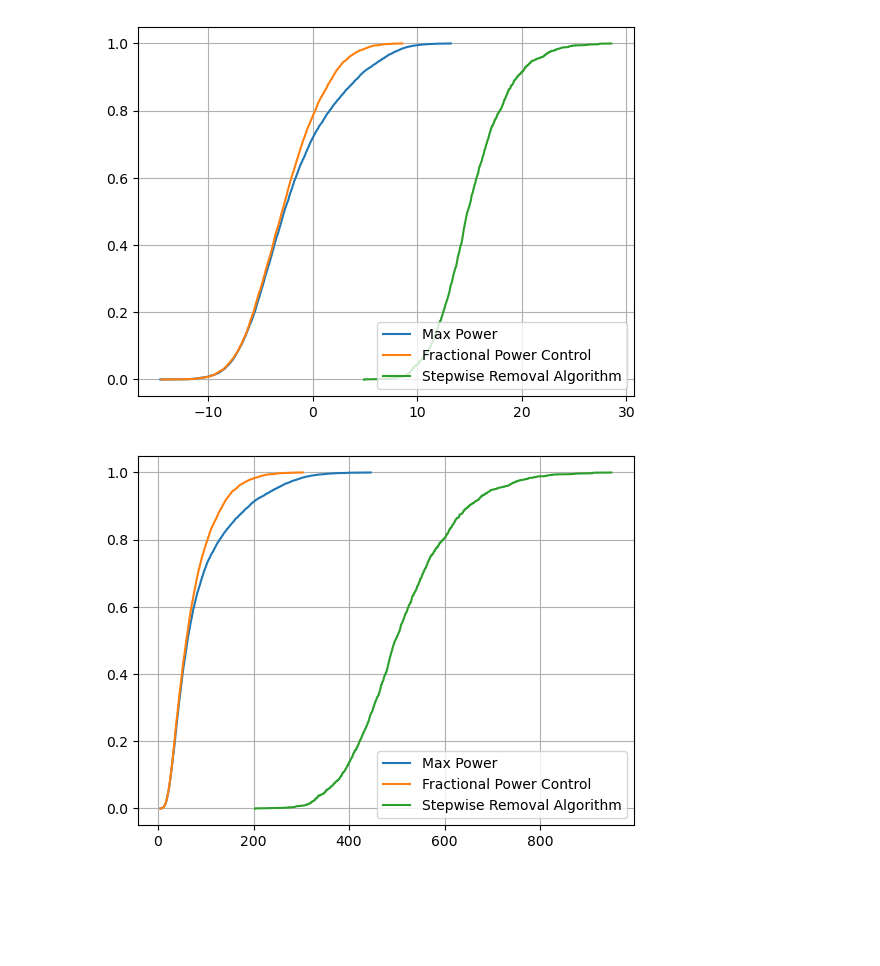
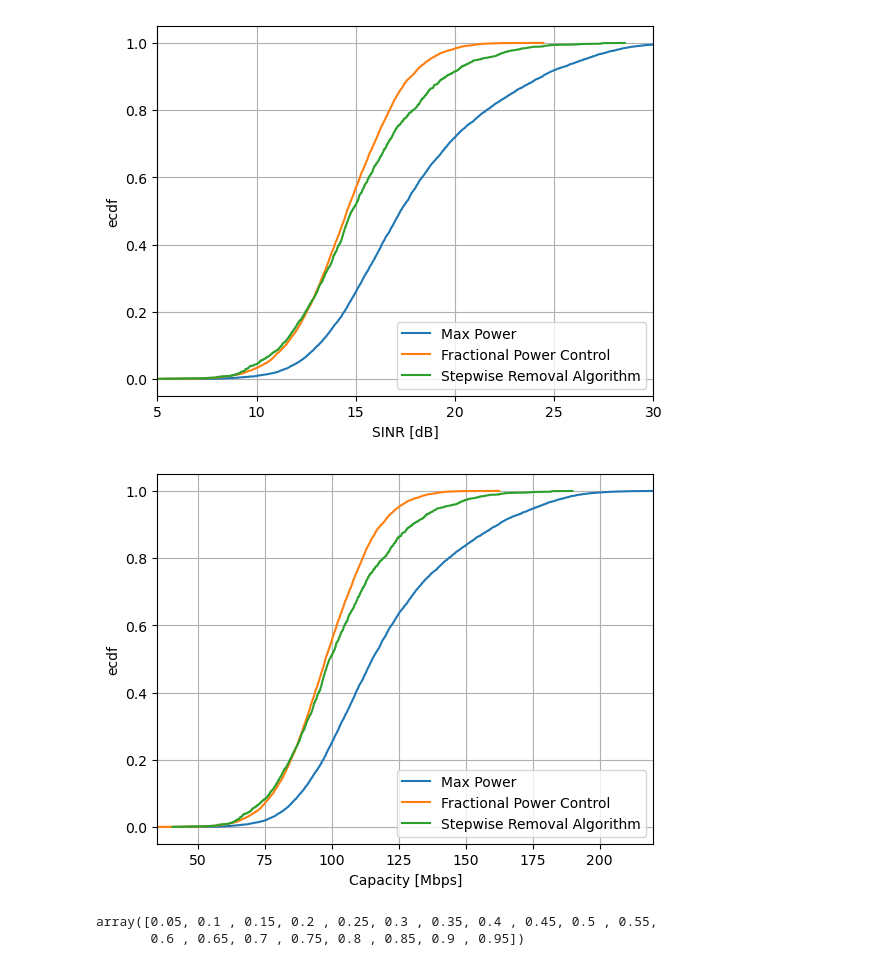
Before and after one commit to matheusdomingoscarneiro/cf-power-control, a Jupyter notebook: cellfree-pc-001.ipynb, the cells around one changed output. Cells and saved outputs as stored; diff of their text form; code cells hidden in the pictures; blank space fills up the shorter version.

```diff
--- a/cellfree-pc-001.ipynb
+++ b/cellfree-pc-001.ipynb
@@ -107,6 +107,16 @@ def distance(ue_pos, ap_pos, ref_distance=1):
                 dis_matrix[ue, ap] = ref_distance
 
     return dis_matrix
+# %%
+def fpc_algorithm(path_loss, max_power, noise_power, compesation_factor, SNR):
+    target_power  = SNR + noise_power + 30
+    optimal_power = np.zeros((path_loss.shape[0]))
+
+    for i in range(path_loss.shape[0]):
+        beta = np.outer(path_loss[i:], path_loss[i,:].T)
+        optimal_power[i] = np.min([max_power, db2lin(target_power) * (np.sqrt(np.trace(beta))) ** (-compesation_factor)])
+
+    return optimal_power
 # %%
 def fractional_power_control(gain_matrix, max_power, noise_power, compensation_factor=0.6, SNR=0):
 
@@ -215,6 +225,7 @@ cov_side = 400 # [m]
 seeds = 1000
 noise_gain = 1e-20 * 100e6 * db2lin(6)
 noise_p = -96 # [dBm]
+max_power = dbm2lin(30)
 
 total_sinr_mp = np.zeros((num_ue, seeds))
 total_sinr_fpc = np.zeros((num_ue, seeds))
@@ -232,11 +243,12 @@ for seed in range(seeds):
 
 
     # Max Power
-    power_mp = np.ones((num_ue, num_ap)) * dbm2lin(10)
+    power_mp = np.ones((num_ue, num_ap)) * max_power
 
 
     # Fractional Power Control
-    power_fpc = fractional_power_control(gains, dbm2lin(10), noise_p, 0.6, 0)
+    #power_fpc = fractional_power_control(gains, dbm2lin(30), noise_p, 0.6, 0)
+    power_fpc = fpc_algorithm(gains, max_power, noise_p, 0.8, 0)
     fpc_matrix = np.ones((num_ue, num_ap))
 
     for row in range(num_ue):
@@ -277,28 +289,39 @@ for seed in range(seeds):
 # %%
 sinr_cdf_mp = eCDF(total_sinr_mp.flatten())
 plt.plot(sinr_cdf_mp[0], sinr_cdf_mp[1], label='Max Power')
 
 sinr_cdf_fpc = eCDF(total_sinr_fpc.flatten())
 plt.plot(sinr_cdf_fpc[0], sinr_cdf_fpc[1], label='Fractional Power Control')
 
 sinr_cdf_sra = eCDF(total_sinr_sra.flatten())
 plt.plot(sinr_cdf_sra[0], sinr_cdf_sra[1], label='Stepwise Removal Algorithm')
 
-plt.legend()
+plt.xlim([5,30])
+plt.xlabel('SINR [dB]')
+plt.ylabel('ecdf')
+plt.legend(loc='lower right')
 plt.grid()
+plt.savefig('SINR_power_control_SBrT2024.pdf')
 # %% [output]
-[figure, old version]
+[figure, new version]
 # %%
-capacity_mp_cdf = eCDF((100e6 * np.log2(1 + db2lin(total_sinr_mp)) / 1e6).flatten())
-plt.plot(capacity_mp_cdf[0], capacity_mp_cdf[1], label='Max Power')
+capacity_mp_cdf = eCDF((20e6 * np.log2(1 + db2lin(total_sinr_mp))).flatten())
+plt.plot(capacity_mp_cdf[0] / 1e6, capacity_mp_cdf[1], label='Max Power')
 
-capacity_fpc_cdf = eCDF((100e6 * np.log2(1 + db2lin(total_sinr_fpc)) / 1e6).flatten())
-plt.plot(capacity_fpc_cdf[0], capacity_fpc_cdf[1], label='Fractional Power Control')
+capacity_fpc_cdf = eCDF((20e6 * np.log2(1 + db2lin(total_sinr_fpc))).flatten())
+plt.plot(capacity_fpc_cdf[0] / 1e6, capacity_fpc_cdf[1], label='Fractional Power Control')
 
-capacity_sra_cdf = eCDF((100e6 * np.log2(1 + db2lin(total_sinr_sra)) / 1e6).flatten())
-plt.plot(capacity_sra_cdf[0], capacity_sra_cdf[1], label='Stepwise Removal Algorithm')
+capacity_sra_cdf = eCDF((20e6 * np.log2(1 + db2lin(total_sinr_sra))).flatten())
+plt.plot(capacity_sra_cdf[0] / 1e6, capacity_sra_cdf[1], label='Stepwise Removal Algorithm')
 
-plt.legend()
+
+plt.xlabel('Capacity [Mbps]')
+plt.ylabel('ecdf')
+
+plt.xlim([35,220])
+
+plt.legend(loc='lower right')
 plt.grid()
+plt.savefig('Capacity_power_control_SBrT2024.pdf')
 # %% [output]
-[figure, old version]
+[figure, new version]
@@ -304,0 +337,5 @@ plt.grid()
+# %%
+comp_fac
+# %% [output]
+array([0.05, 0.1 , 0.15, 0.2 , 0.25, 0.3 , 0.35, 0.4 , 0.45, 0.5 , 0.55,
+       0.6 , 0.65, 0.7 , 0.75, 0.8 , 0.85, 0.9 , 0.95])
```
Also changed, not shown: parts of 1 cell of this notebook, 3 other files.
